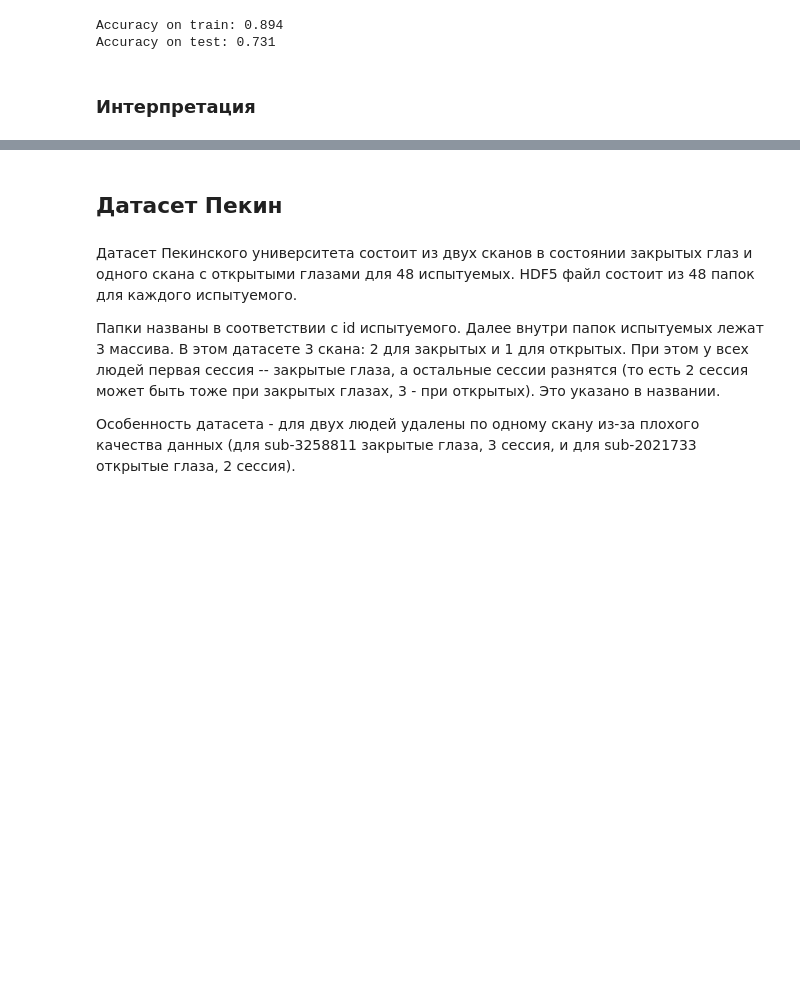
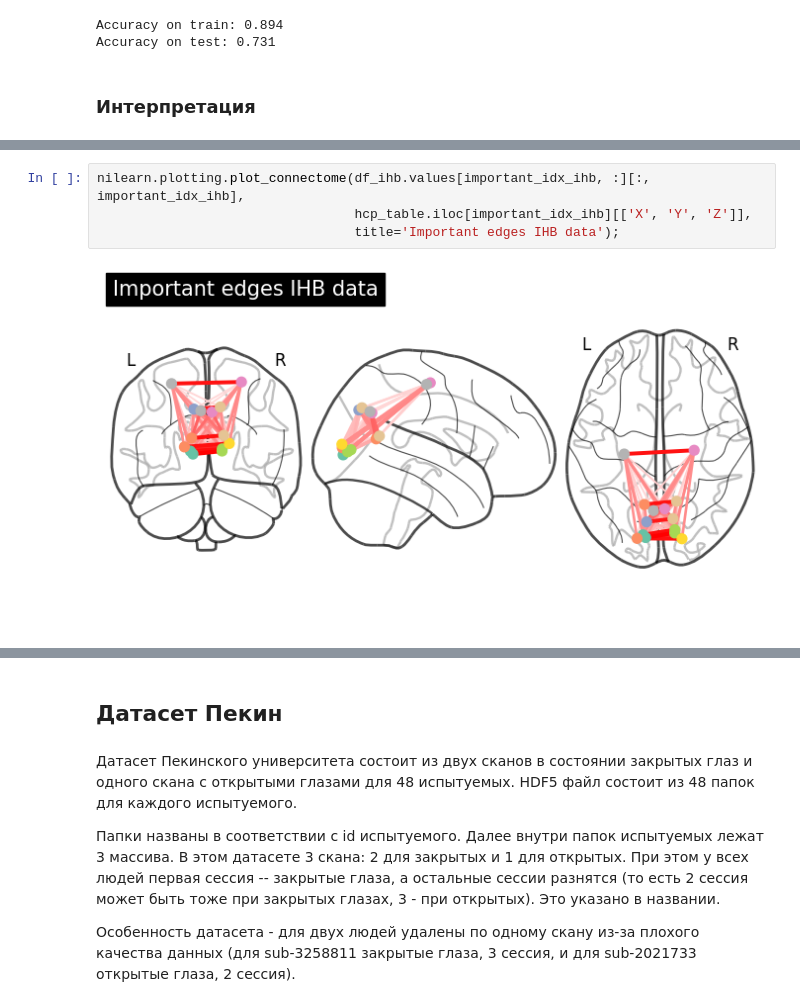
Before and after one commit to iknyazeva/OpenCloseBaseline, a Jupyter notebook: notebooks/BaselineModel.ipynb, the cells around one changed output, grey strips where cells are left out. Saved outputs shown, nothing was run; the diff lists cells and outputs as text; blank space fills up the shorter version.

```diff
--- a/notebooks/BaselineModel.ipynb
+++ b/notebooks/BaselineModel.ipynb
@@ -157,0 +222,6 @@ Accuracy on test: 0.731
+# %%
+nilearn.plotting.plot_connectome(df_ihb.values[important_idx_ihb, :][:, important_idx_ihb],
+                                 hcp_table.iloc[important_idx_ihb][['X', 'Y', 'Z']],
+                                 title='Important edges IHB data');
+# %% [output]
+[figure, added]
```
Also changed, not shown: parts of 23 cells of this notebook, 1 other file.
